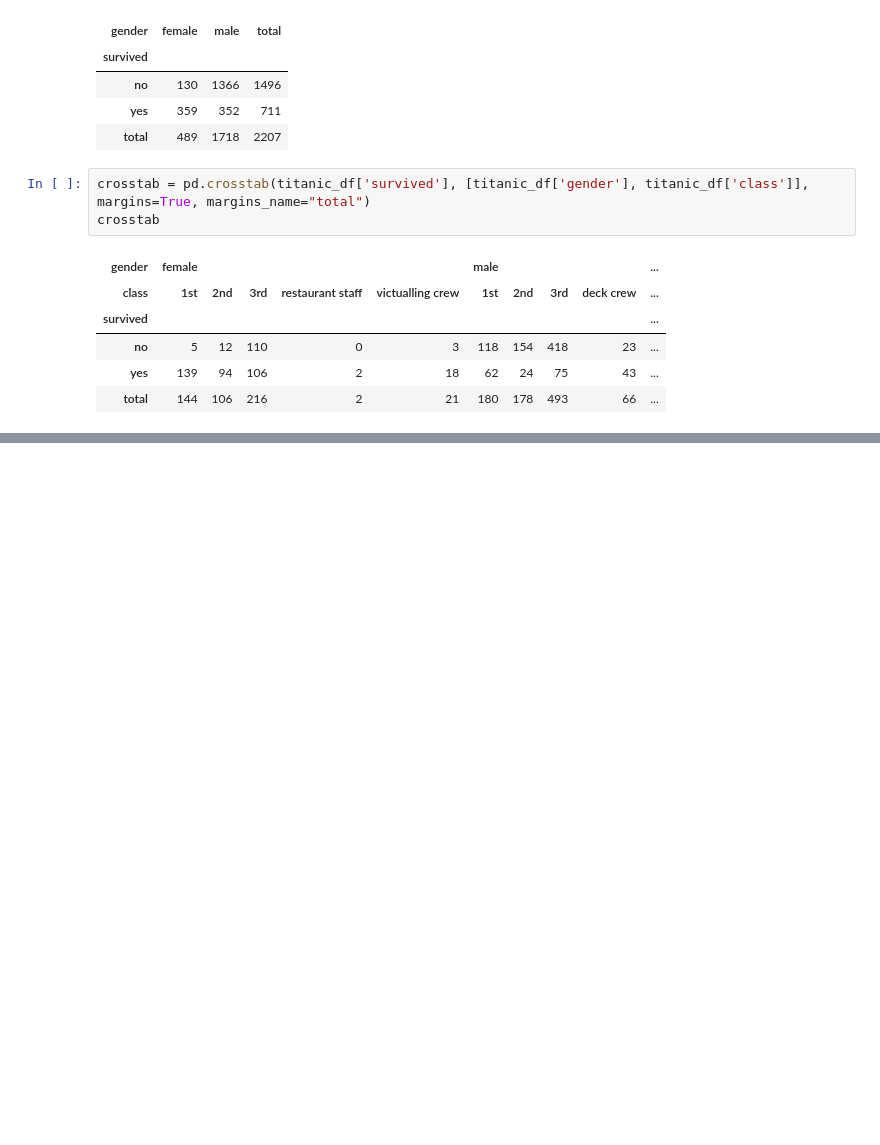
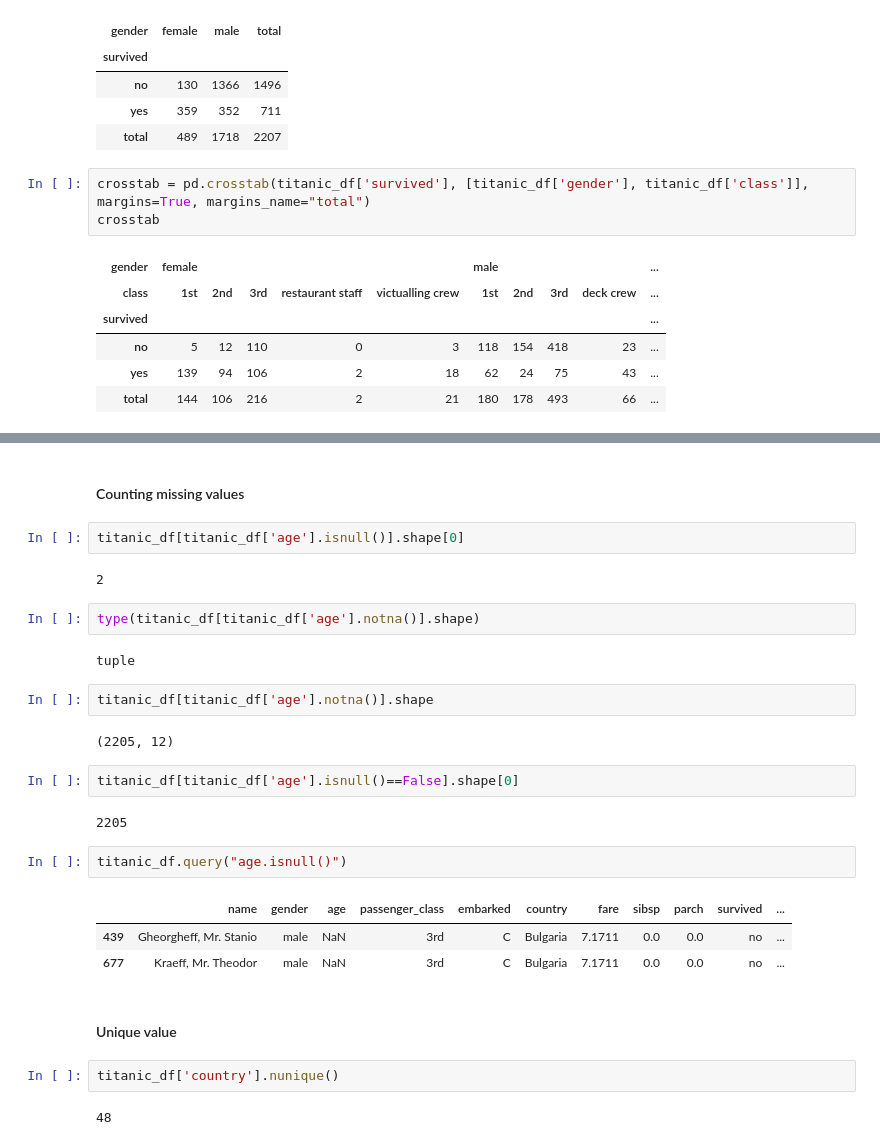
Before and after one commit to PrajwalLuitel/lambton_college_assessments, a Jupyter notebook: python_v2/class_practice/practice4.ipynb, the cells around one changed output, grey strips where cells are left out. Saved outputs shown, nothing was run; the diff lists cells and outputs as text; blank space fills up the shorter version.

```diff
--- a/python_v2/class_practice/practice4.ipynb
+++ b/python_v2/class_practice/practice4.ipynb
@@ -277,0 +286,30 @@ crosstab
+# %% [markdown]
+#### Counting missing values
+# %%
+titanic_df[titanic_df['age'].isnull()].shape[0]
+# %% [output]
+2
+# %%
+type(titanic_df[titanic_df['age'].notna()].shape)
+# %% [output]
+tuple
+# %%
+titanic_df[titanic_df['age'].notna()].shape
+# %% [output]
+(2205, 12)
+# %%
+titanic_df[titanic_df['age'].isnull()==False].shape[0]
+# %% [output]
+2205
+# %%
+titanic_df.query("age.isnull()")
+# %% [output]
+|  | name | gender | age | passenger_class | embarked | country | fare | sibsp | parch | survived | ... |
+| 439 | Gheorgheff, Mr. Stanio | male | NaN | 3rd | C | Bulgaria | 7.1711 | 0.0 | 0.0 | no | ... |
+| 677 | Kraeff, Mr. Theodor | male | NaN | 3rd | C | Bulgaria | 7.1711 | 0.0 | 0.0 | no | ... |
+# %% [markdown]
+#### Unique value
+# %%
+titanic_df['country'].nunique()
+# %% [output]
+48
```
Also changed, not shown: parts of 7 cells of this notebook.
